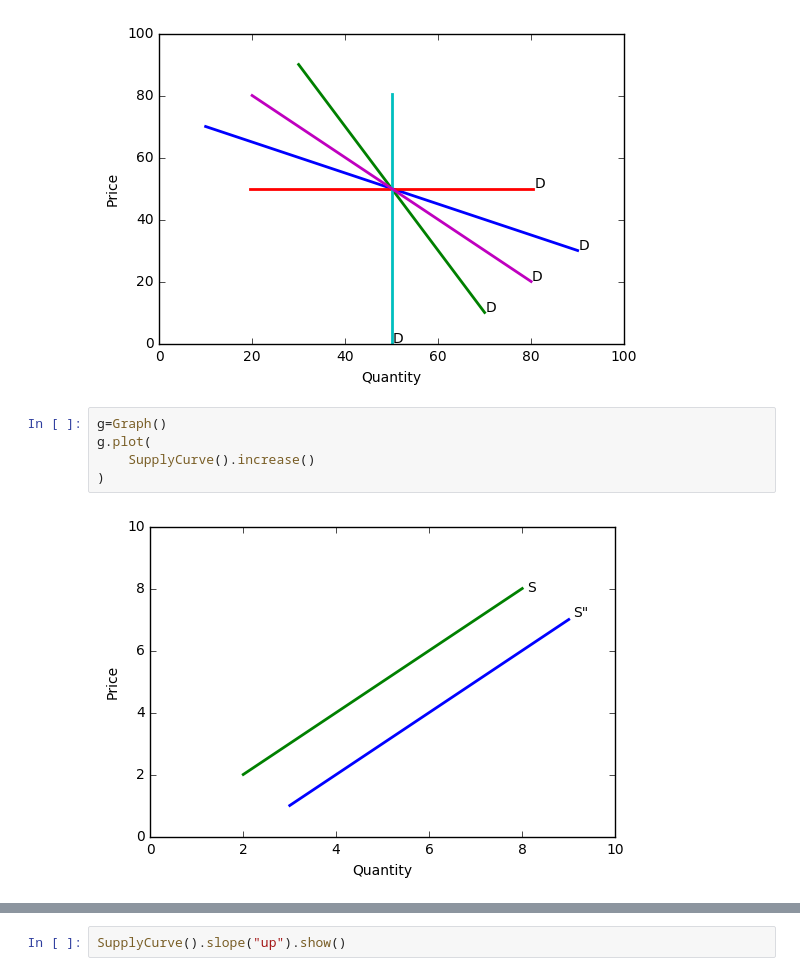
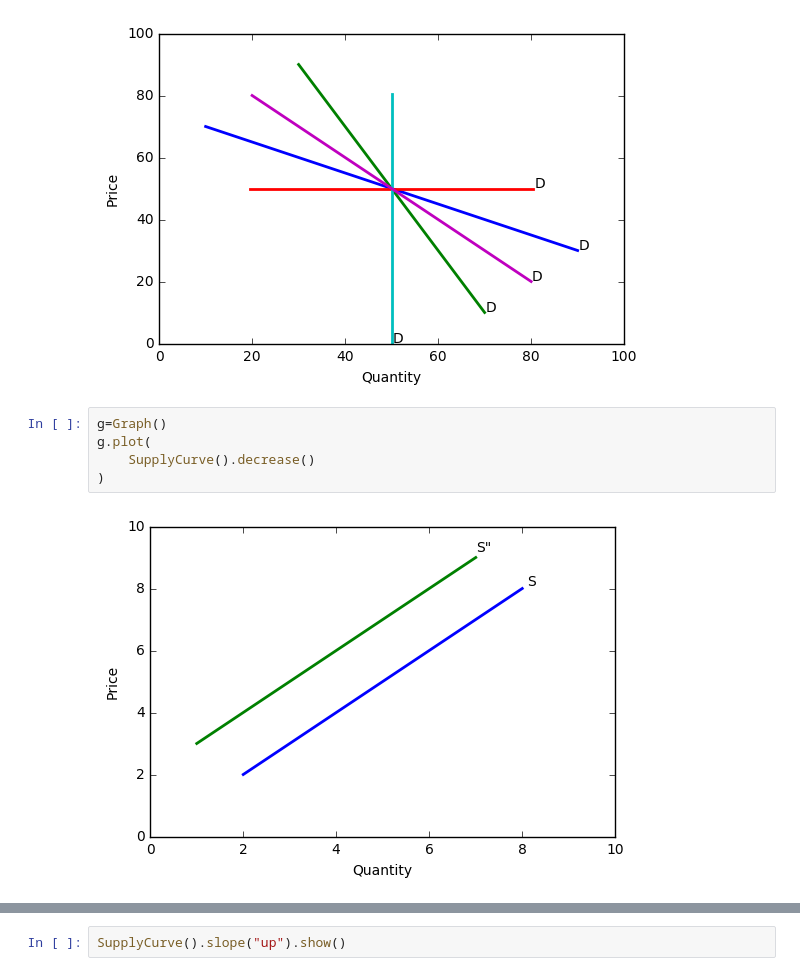
Before and after one commit to farhanatt/EconGraph, a Jupyter notebook: notebooks/Test.ipynb, the cells around one changed output, grey strips where cells are left out. Drawn from its saved outputs; the diff is of its cells as text.

```diff
--- a/notebooks/Test.ipynb
+++ b/notebooks/Test.ipynb
@@ -33,7 +31,7 @@ graph.plot(
 # %%
 g=Graph()
 g.plot(
-    SupplyCurve().increase()
+    SupplyCurve().decrease()
 )
 # %% [output]
-[figure, old version]
+[figure, new version]
```
Also changed, not shown: parts of 6 cells of this notebook, 1 other file.
